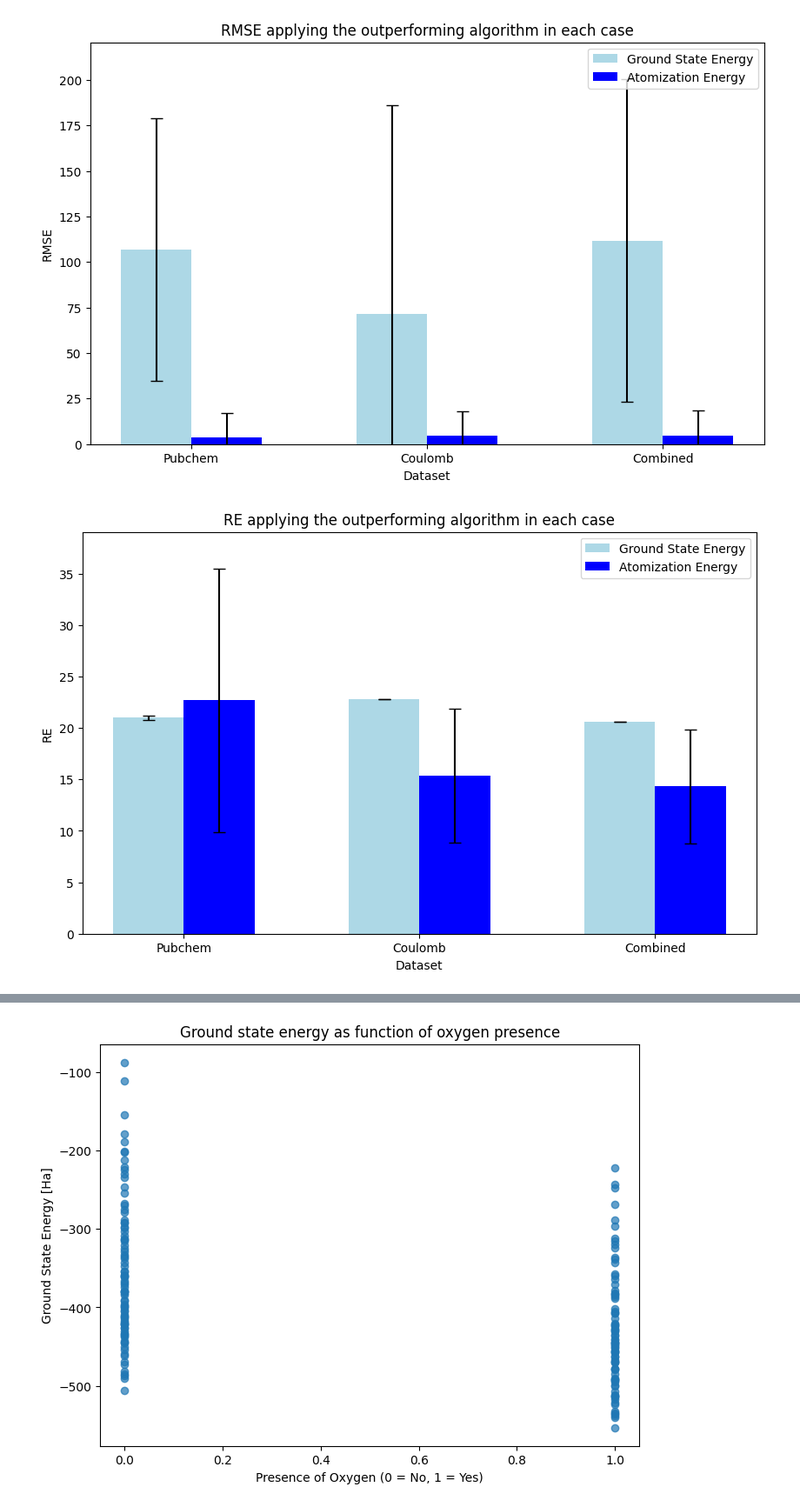
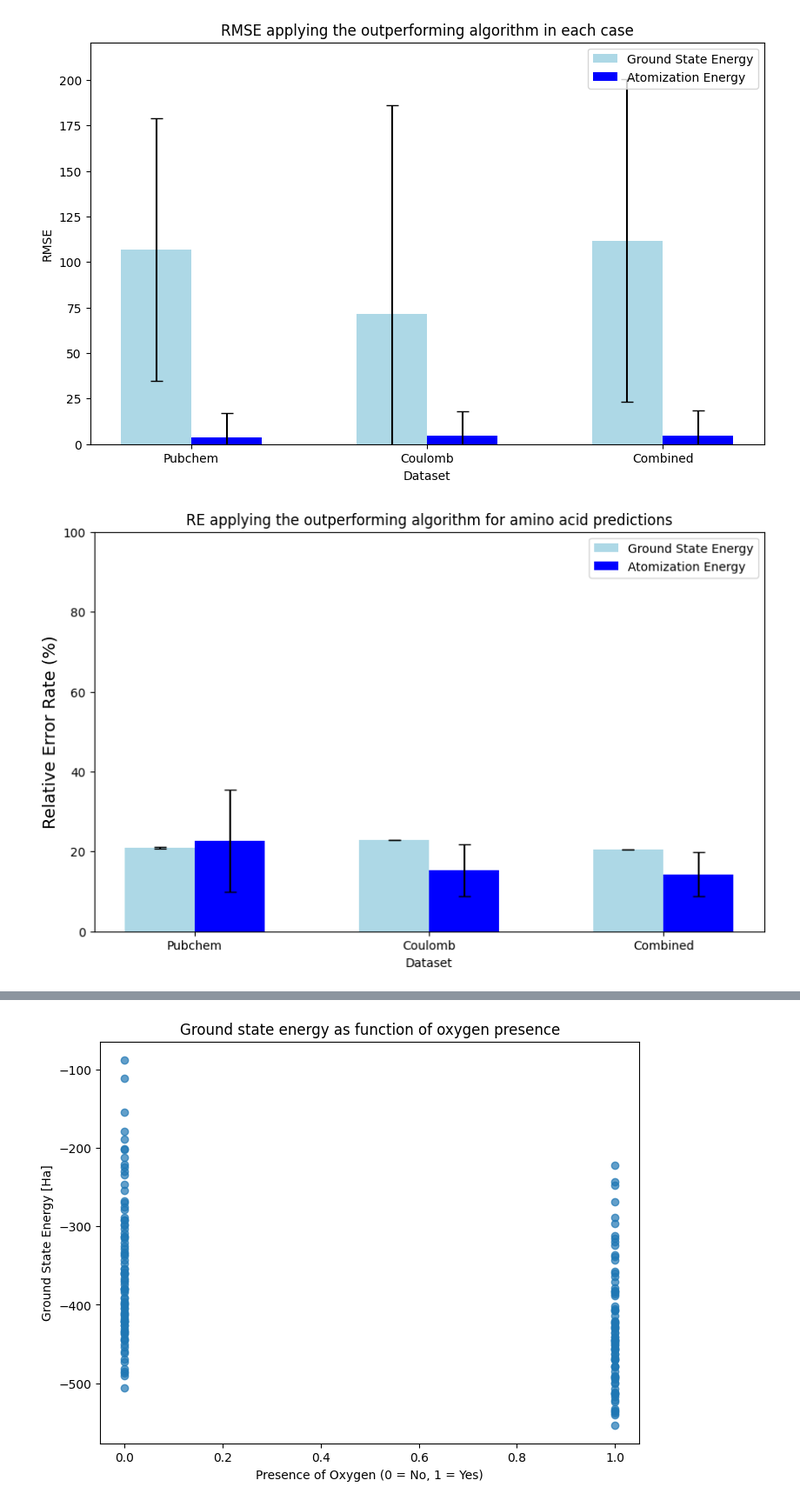
Before and after one commit to laiacoronas/quantum, a Jupyter notebook: plots.ipynb, the cells around one changed output, grey strips where cells are left out. Shown at 87% size. Saved outputs shown, nothing was run; the diff lists cells and outputs as text; code cells hidden in the pictures.

```diff
--- a/plots.ipynb
+++ b/plots.ipynb
@@ -296,37 +302,38 @@ import numpy as np
 data = {
     'Energy Type': ['Ground State Energy', 'Ground State Energy', 'Ground State Energy',
                     'Atomization Energy', 'Atomization Energy', 'Atomization Energy'],
     'Dataset': ['Pubchem', 'Coulomb', 'Combined', 'Pubchem', 'Coulomb', 'Combined'],
     'Relative Error %': [20.99, 22.82, 20.58, 22.7, 15.32, 14.32],
     'Std Dev': [0.23, 0.001, 0.01, 12.8, 6.51, 5.55]
 }
 
 df = pd.DataFrame(data)
 
 # Definir los colores para cada tipo de energía
 colors = {'Ground State Energy': 'lightblue', 'Atomization Energy': 'blue'}
 
 # Graficar un barplot con barras de error
 fig, ax = plt.subplots(figsize=(10, 6))
 
 # Graficar cada tipo de energía con barras de error
 for i, energy_type in enumerate(df['Energy Type'].unique()):
     subset = df[df['Energy Type'] == energy_type]
     ax.bar(np.arange(len(subset)) + i*0.3, subset['Relative Error %'], yerr=subset['Std Dev'],
            width=0.3, label=energy_type, color=colors[energy_type], capsize=5)
 
 # Personalizar el gráfico
-ax.set_title('RE applying the outperforming algorithm in each case')
+ax.set_title('RE applying the outperforming algorithm for amino acid predictions')
+ax.set_ylabel('Relative Error Rate (%)', fontsize=14)
+ax.set_ylim(0,100)
 ax.set_xlabel('Dataset')
-ax.set_ylabel('RE')
 ax.set_xticks(np.arange(len(df['Dataset'].unique())) + 0.3 / 2)
 ax.set_xticklabels(df['Dataset'].unique())
 ax.legend(loc='upper right')
-ax.set_ylim(0, max(df['Relative Error %'] + df['Std Dev']) * 1.1)  # Ajustar el límite superior del eje y
+
 
 plt.show()
 # %% [output]
-[figure, old version]
+[figure, new version]
 # %%
 import matplotlib.pyplot as plt
 import pandas as pd
```
Also changed, not shown: parts of 5 cells of this notebook, 3 other files.
